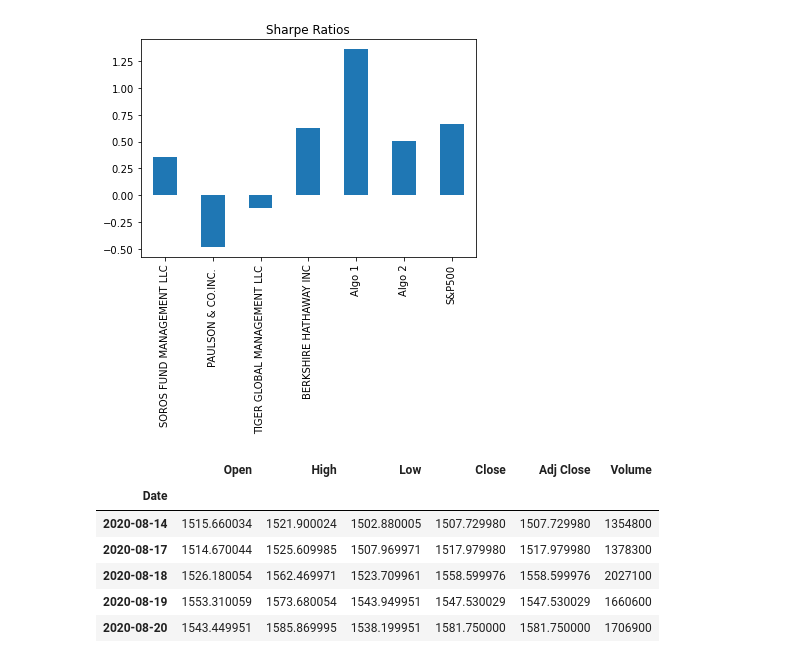
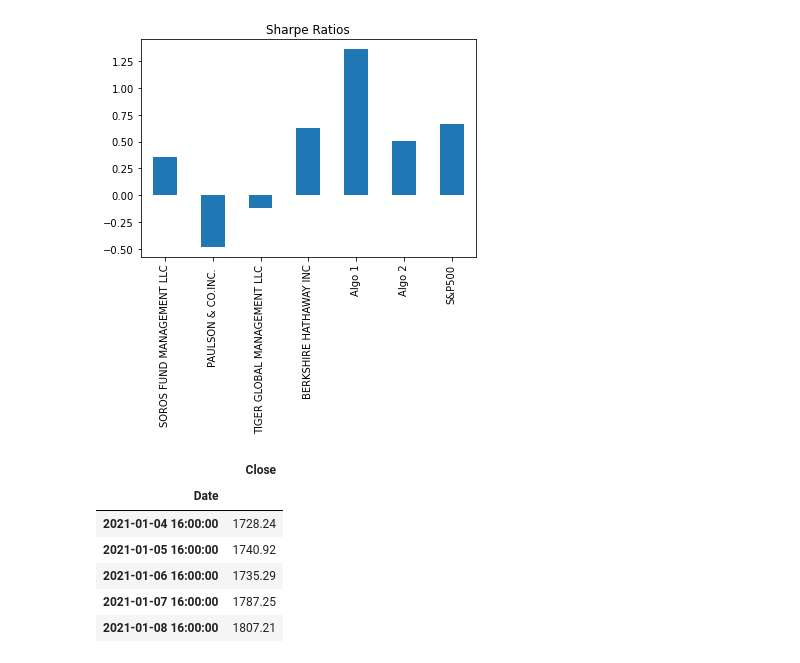
Before and after one commit to jethro30/A-Whale-Off-the-Port-folio-, a Jupyter notebook: A whale off port.ipynb, the cells around one changed output. Cells and saved outputs as stored; diff of their text form; code cells hidden in the pictures.

```diff
--- a/A whale off port.ipynb
+++ b/A whale off port.ipynb
@@ -263,15 +263,16 @@ sharpe_ratios.plot(kind="bar", title="Sharpe Ratios")
 <AxesSubplot:title={'center':'Sharpe Ratios'}>
 [figure]
 # %%
-goog_csv = Path("Resources/Goog.csv")
-goog_df = pd.read_csv(goog_csv, index_col='Date', parse_dates=True, infer_datetime_format=True)
-goog_df.head()
+# Read the first stock
+google_history_csv = Path("Resources/goog.csv")
+google_history_df = pd.read_csv(google_history_csv, index_col='Date', parse_dates=True, infer_datetime_format=True)
+google_history_df.head()
 # %% [output]
-|  | Open | High | Low | Close | Adj Close | Volume |
-| Date |  |  |  |  |  |  |
-| 2020-08-14 | 1515.660034 | 1521.900024 | 1502.880005 | 1507.729980 | 1507.729980 | 1354800 |
-| 2020-08-17 | 1514.670044 | 1525.609985 | 1507.969971 | 1517.979980 | 1517.979980 | 1378300 |
-| 2020-08-18 | 1526.180054 | 1562.469971 | 1523.709961 | 1558.599976 | 1558.599976 | 2027100 |
-| 2020-08-19 | 1553.310059 | 1573.680054 | 1543.949951 | 1547.530029 | 1547.530029 | 1660600 |
-| 2020-08-20 | 1543.449951 | 1585.869995 | 1538.199951 | 1581.750000 | 1581.750000 | 1706900 |
+|  | Close |
+| Date |  |
+| 2021-01-04 16:00:00 | 1728.24 |
+| 2021-01-05 16:00:00 | 1740.92 |
+| 2021-01-06 16:00:00 | 1735.29 |
+| 2021-01-07 16:00:00 | 1787.25 |
+| 2021-01-08 16:00:00 | 1807.21 |
 # %%
```
Also changed, not shown: parts of 11 cells of this notebook.
